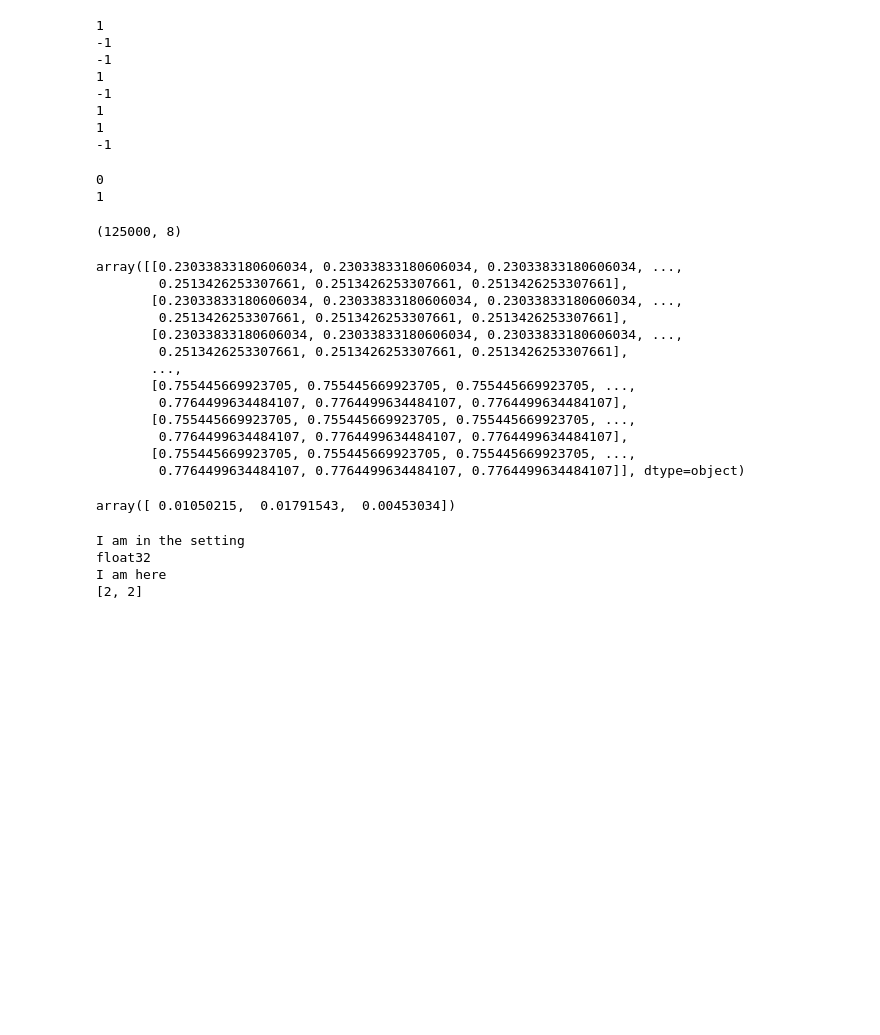
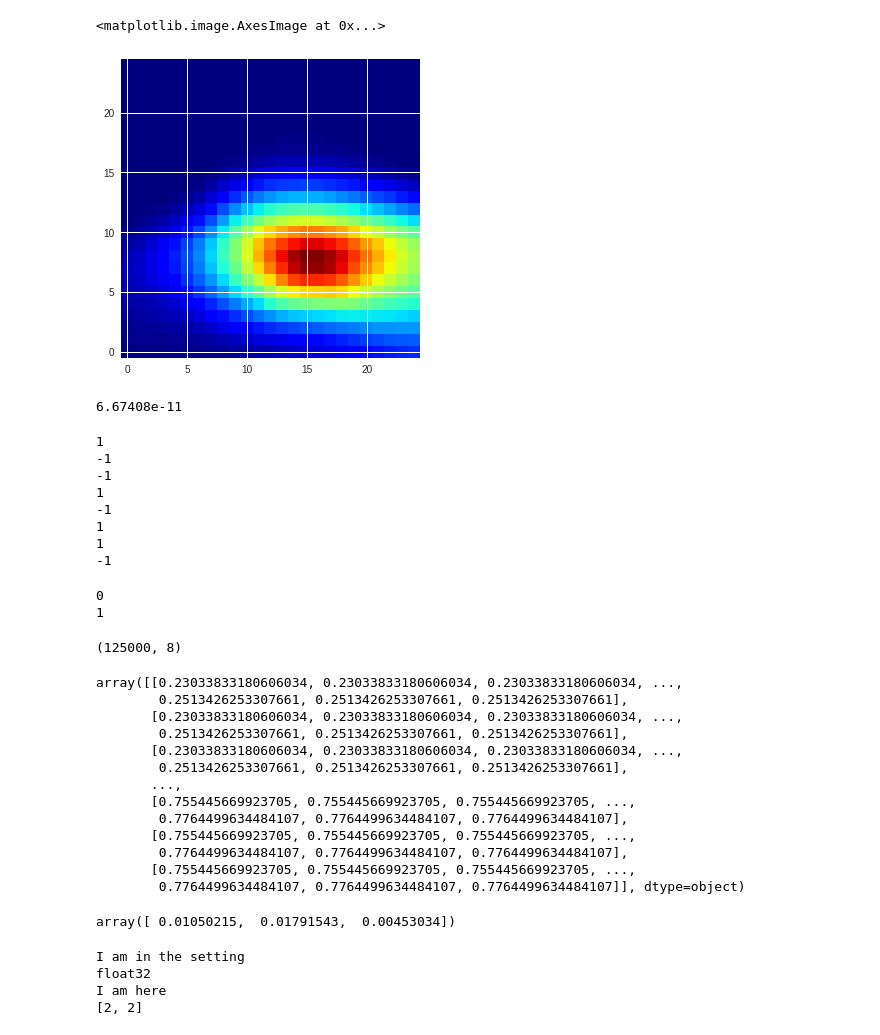
Before and after one commit to nre-aachen/gempy, a Jupyter notebook: Prototype Notebook/physics2.ipynb, the cells around one changed output. Saved outputs shown, nothing was run; the diff lists cells and outputs as text; code cells hidden in the pictures; blank space fills up the shorter version.

```diff
--- a/Prototype Notebook/physics2.ipynb
+++ b/Prototype Notebook/physics2.ipynb
@@ -0,0 +117,5 @@
+# %%
+plt.imshow(gr.reshape(25,25), origin='bottom', cmap='jet')
+# %% [output]
+<matplotlib.image.AxesImage at 0x...>
+[figure, added]
@@ -1,3 +124,8 @@
+# %%
+from scipy.constants import G
+G
+# %% [output]
+6.67408e-11
 # %%
 for aa in range(2):
    # print(aa, 'a')
```
Also changed, not shown: parts of 20 cells of this notebook, 8 other files.
